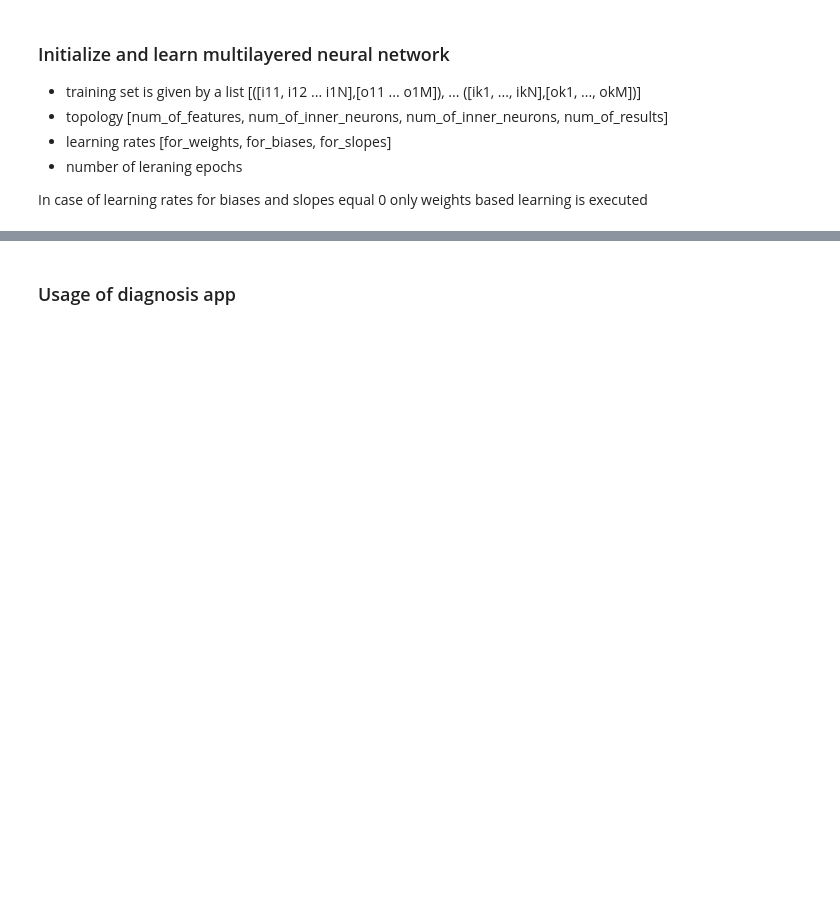
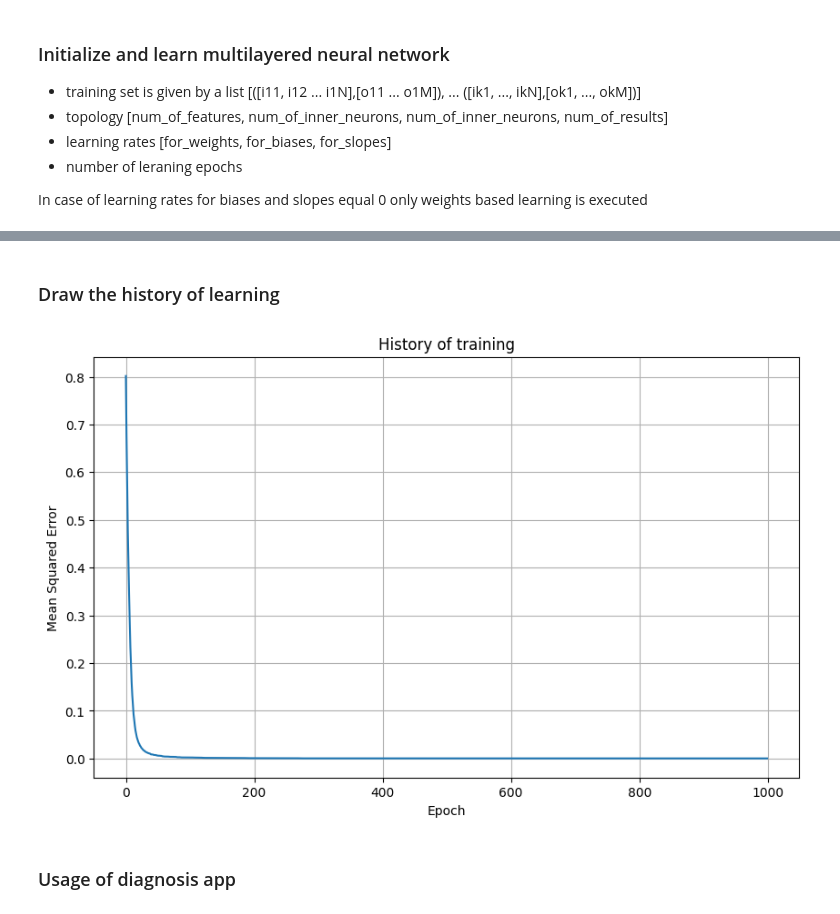
Before and after one commit to ivondrak/MultilayeredNeuralNets, a Jupyter notebook: backpropagation.ipynb, the cells around one changed output, grey strips where cells are left out. Drawn from its saved outputs; the diff is of its cells as text; code cells hidden in the pictures; blank space fills up the shorter version.

```diff
--- a/backpropagation.ipynb
+++ b/backpropagation.ipynb
@@ -48,4 +48,18 @@ Input:  [1.0, 0.5, 1.0, 0.5, 0.0]  Output:  [0.0, 0.99, 0.0]
 Input:  [1.0, 1.0, 0.0, 0.5, 0.5]  Output:  [0.99, 0.01, 0.01]
+# %% [markdown]
+### Draw the history of learning
+# %%
+import matplotlib.pyplot as plt
+
+plt.figure(figsize=(10, 6))
+plt.plot(bpnn.history)
+plt.xlabel('Epoch')
+plt.ylabel('Mean Squared Error')
+plt.title('History of training')
+plt.grid(True)
+plt.show()
+# %% [output]
+[figure, added]
 # %% [markdown]
 ### Usage of diagnosis app
 # %%
```
Also changed, not shown: parts of 3 cells of this notebook, 3 other files.
